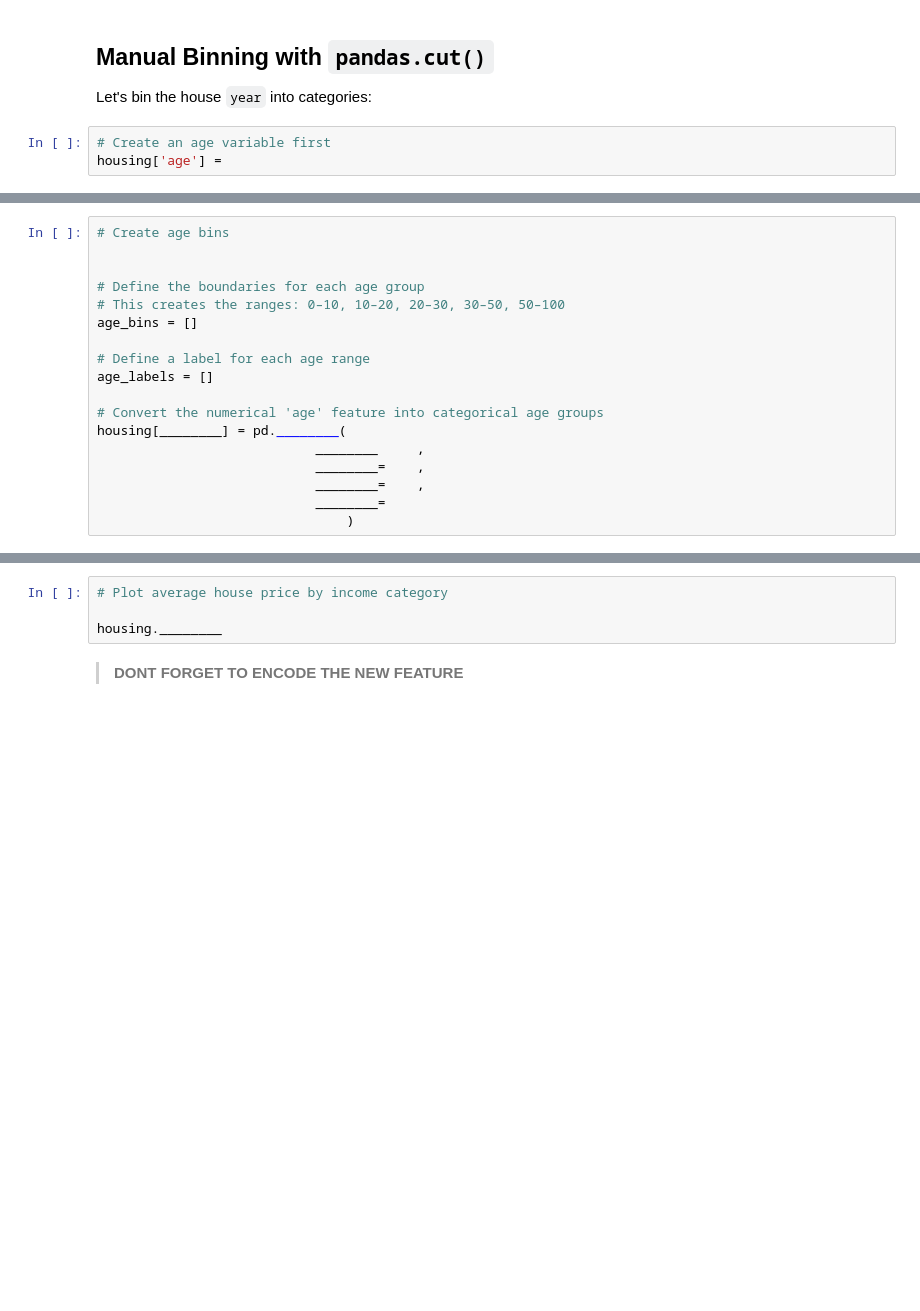
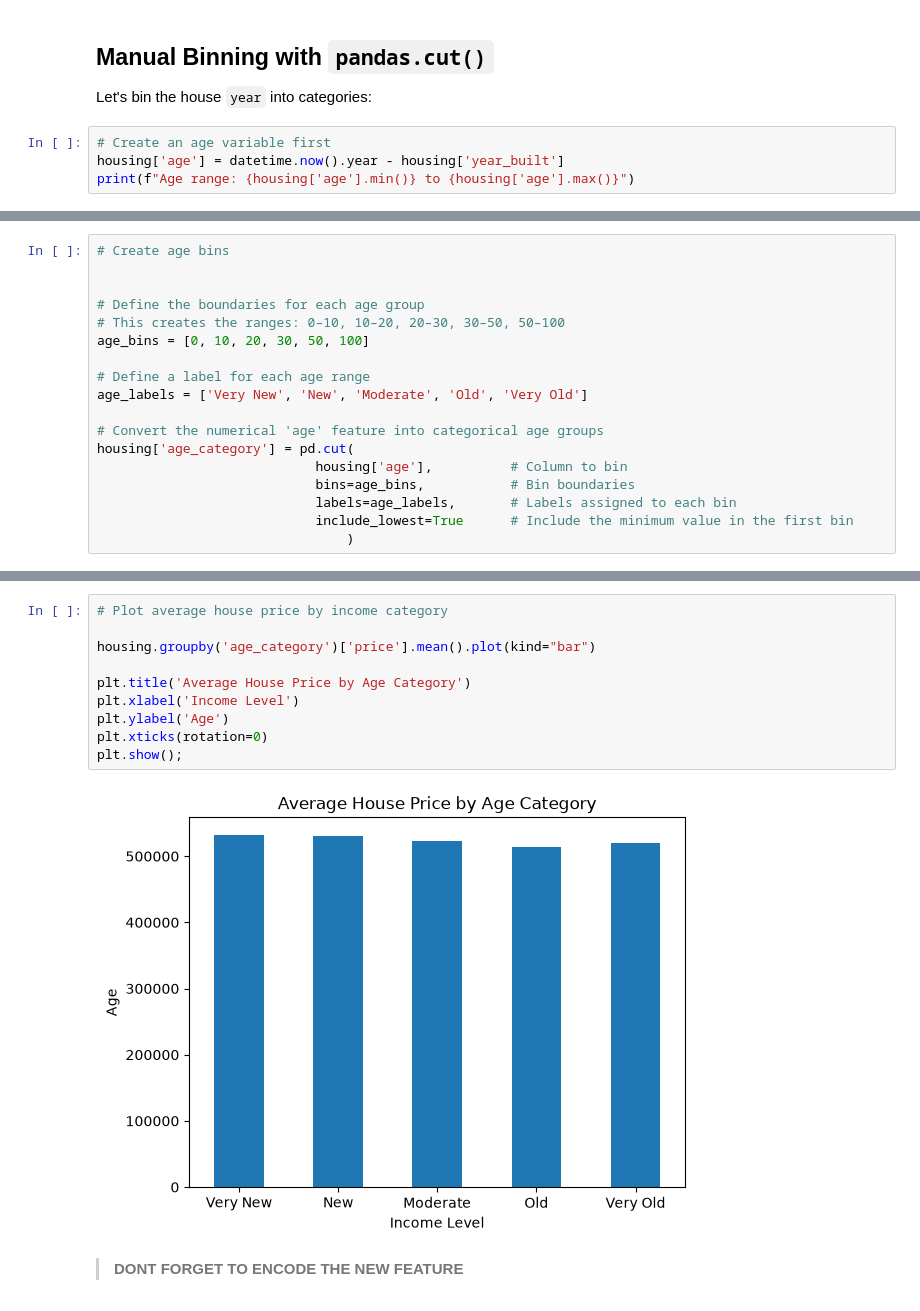
Before and after one commit to talalal3thman/test-github, a Jupyter notebook: content/03-supervised-machine-learning/06-feature-engineering/02-notebooks/02-feature-engineering.ipynb, the cells around one changed output, grey strips where cells are left out. Saved outputs shown, nothing was run; the diff lists cells and outputs as text; blank space fills up the shorter version.

```diff
--- a/content/03-supervised-machine-learning/06-feature-engineering/02-notebooks/02-feature-engineering.ipynb
+++ b/content/03-supervised-machine-learning/06-feature-engineering/02-notebooks/02-feature-engineering.ipynb
@@ -279,4 +371,5 @@ sns.pairplot(
 Let's bin the house `year` into categories:
 # %%
 # Create an age variable first
-housing['age'] =
+housing['age'] = datetime.now().year - housing['year_built']
+print(f"Age range: {housing['age'].min()} to {housing['age'].max()}")
@@ -295,17 +394,17 @@ plt.title("Age vs Price");
 
 # Define the boundaries for each age group
 # This creates the ranges: 0–10, 10–20, 20–30, 30–50, 50–100
-age_bins = []
+age_bins = [0, 10, 20, 30, 50, 100]
 
 # Define a label for each age range
-age_labels = []
+age_labels = ['Very New', 'New', 'Moderate', 'Old', 'Very Old']
 
 # Convert the numerical 'age' feature into categorical age groups
-housing[________] = pd.________(
-                            ________     ,
-                            ________=    ,
-                            ________=    ,
-                            ________=
+housing['age_category'] = pd.cut(
+                            housing['age'],          # Column to bin
+                            bins=age_bins,           # Bin boundaries
+                            labels=age_labels,       # Labels assigned to each bin
+                            include_lowest=True      # Include the minimum value in the first bin
                                 )
 # %%
 print("Age category distribution:")
@@ -313,7 +421,15 @@ housing['age_category'].________
-# %%
-# Plot average house price by income category
-
-housing.________
+# %%
+# Plot average house price by income category
+
+housing.groupby('age_category')['price'].mean().plot(kind="bar")
+
+plt.title('Average House Price by Age Category')
+plt.xlabel('Income Level')
+plt.ylabel('Age')
+plt.xticks(rotation=0)
+plt.show();
+# %% [output]
+[figure, added]
 # %% [markdown]
 > **DONT FORGET TO ENCODE THE NEW FEATURE**
 # %% [markdown]
```
Also changed, not shown: parts of 54 cells of this notebook, 25 other files.
